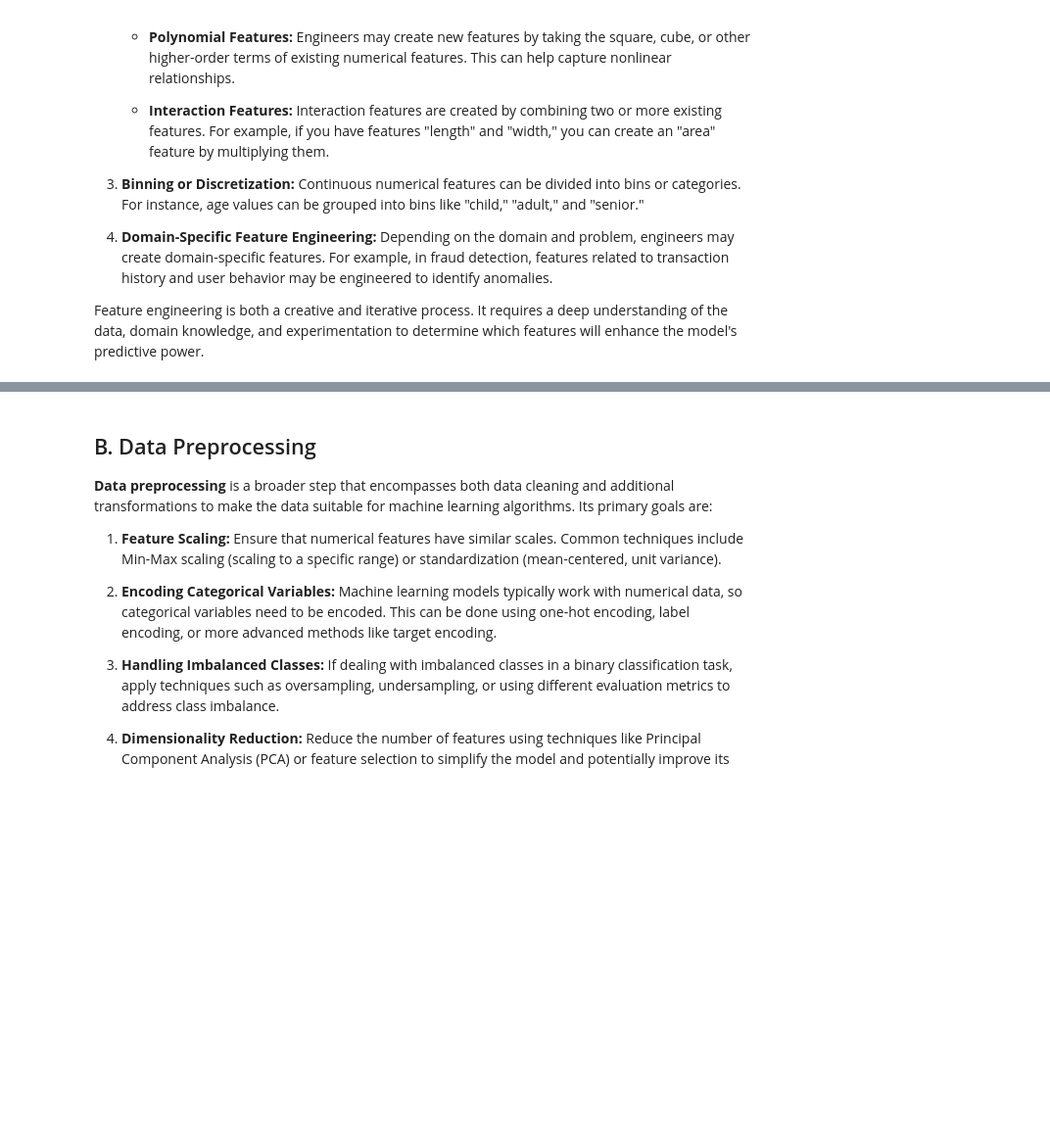
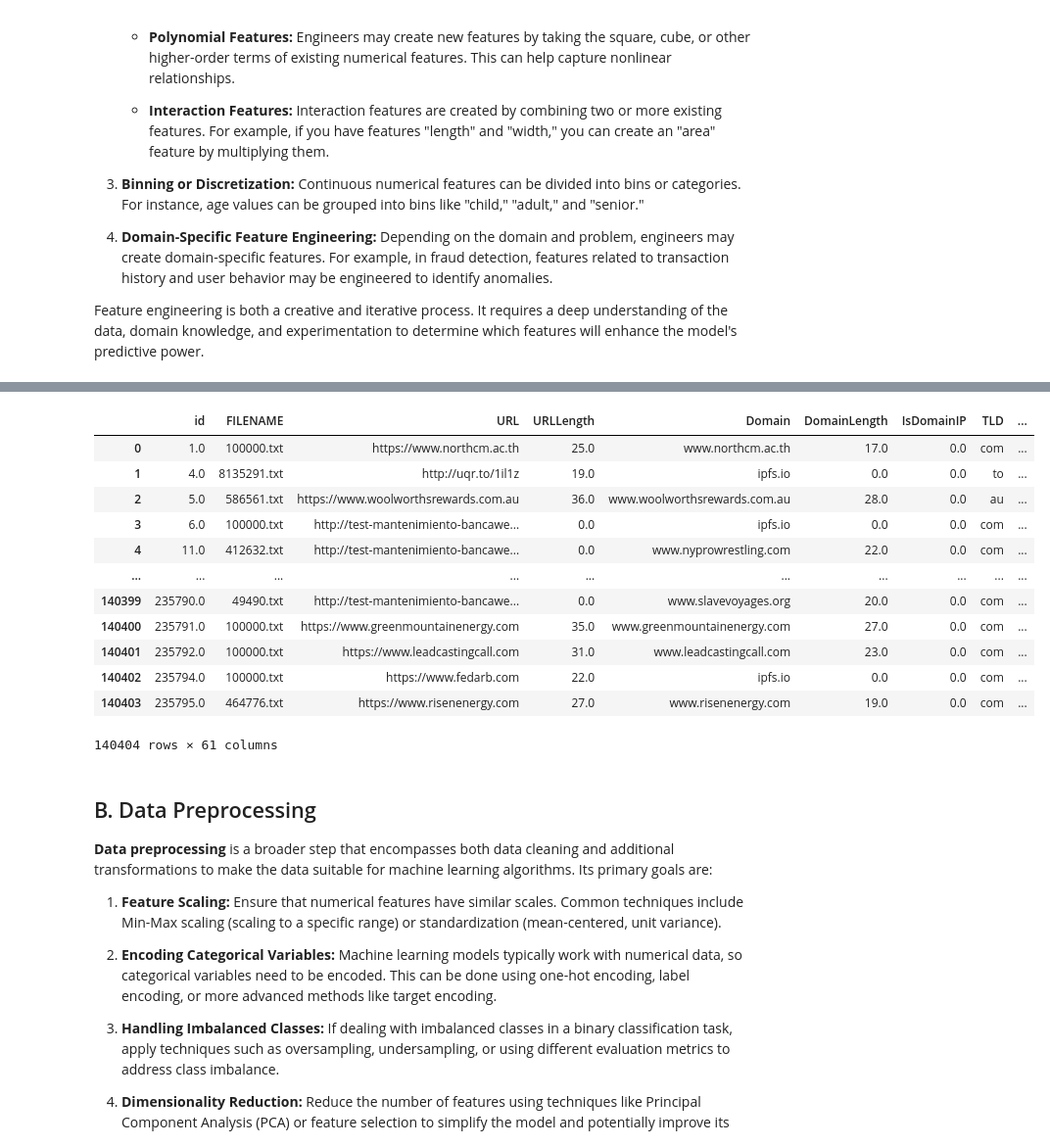
Before and after one commit to MickyV18/Tubes2-DAI, a Jupyter notebook: IF3070_DAI___Tugas_Besar_2_Notebook_Template___Utama.ipynb, the cells around one changed output, grey strips where cells are left out. Shown at 98% size. Saved outputs shown, nothing was run; the diff lists cells and outputs as text; code cells hidden in the pictures; blank space fills up the shorter version.

```diff
--- a/IF3070_DAI___Tugas_Besar_2_Notebook_Template___Utama.ipynb
+++ b/IF3070_DAI___Tugas_Besar_2_Notebook_Template___Utama.ipynb
@@ -302,0 +412,26 @@ Feature engineering is both a creative and iterative process. It requires a deep
+# %%
+# Buat fitur baru dari karakteristik URL
+if 'URL' in df.columns:
+   # Hitung karakter spesial
+   df['special_char_count'] = df['URL'].str.count(r'[^a-zA-Z0-9]').fillna(0)
+   # Hitung digit
+   df['digit_count'] = df['URL'].str.count(r'[0-9]').fillna(0)
+
+# Buat fitur interaksi
+if 'URLLength' in df.columns and 'DomainLength' in df.columns:
+   df['url_domain_ratio'] = df['URLLength'] / df['DomainLength'].replace(0, 1)
+
+# Buat fitur binary dari TLD
+if 'TLD' in df.columns:
+   common_tlds = ['com', 'org', 'net', 'edu']
+   df['is_common_tld'] = df['TLD'].isin(common_tlds).astype(int)
+
+# Buat aggregate features
+security_cols = ['HasObfuscation', 'IsHTTPS', 'HasHiddenFields']
+df['security_score'] = df[security_cols].sum(axis=1)
+
+# Cek fitur baru
+print("\nJumlah kolom setelah feature engineering:", len(df.columns))
+print("\nBeberapa baris dengan fitur baru:")
+print(df[['special_char_count', 'digit_count', 'url_domain_ratio',
+          'is_common_tld', 'security_score']].head())
@@ -303,3 +455,19 @@ Feature engineering is both a creative and iterative process. It requires a deep
+# %%
+df
+# %% [output]
+|  | id | FILENAME | URL | URLLength | Domain | DomainLength | IsDomainIP | TLD | ... |
+| 0 | 1.0 | 100000.txt | https://www.northcm.ac.th | 25.0 | www.northcm.ac.th | 17.0 | 0.0 | com | ... |
+| 1 | 4.0 | 8135291.txt | http://uqr.to/1il1z | 19.0 | ipfs.io | 0.0 | 0.0 | to | ... |
+| 2 | 5.0 | 586561.txt | https://www.woolworthsrewards.com.au | 36.0 | www.woolworthsrewards.com.au | 28.0 | 0.0 | au | ... |
+| 3 | 6.0 | 100000.txt | http://test-mantenimiento-bancawe... | 0.0 | ipfs.io | 0.0 | 0.0 | com | ... |
+| 4 | 11.0 | 412632.txt | http://test-mantenimiento-bancawe... | 0.0 | www.nyprowrestling.com | 22.0 | 0.0 | com | ... |
+| ... | ... | ... | ... | ... | ... | ... | ... | ... | ... |
+| 140399 | 235790.0 | 49490.txt | http://test-mantenimiento-bancawe... | 0.0 | www.slavevoyages.org | 20.0 | 0.0 | com | ... |
+| 140400 | 235791.0 | 100000.txt | https://www.greenmountainenergy.com | 35.0 | www.greenmountainenergy.com | 27.0 | 0.0 | com | ... |
+| 140401 | 235792.0 | 100000.txt | https://www.leadcastingcall.com | 31.0 | www.leadcastingcall.com | 23.0 | 0.0 | com | ... |
+| 140402 | 235794.0 | 100000.txt | https://www.fedarb.com | 22.0 | ipfs.io | 0.0 | 0.0 | com | ... |
+| 140403 | 235795.0 | 464776.txt | https://www.risenenergy.com | 27.0 | www.risenenergy.com | 19.0 | 0.0 | com | ... |
+140404 rows × 61 columns
 # %% [markdown]
 ## B. Data Preprocessing
 
```
Also changed, not shown: parts of 12 cells of this notebook.
